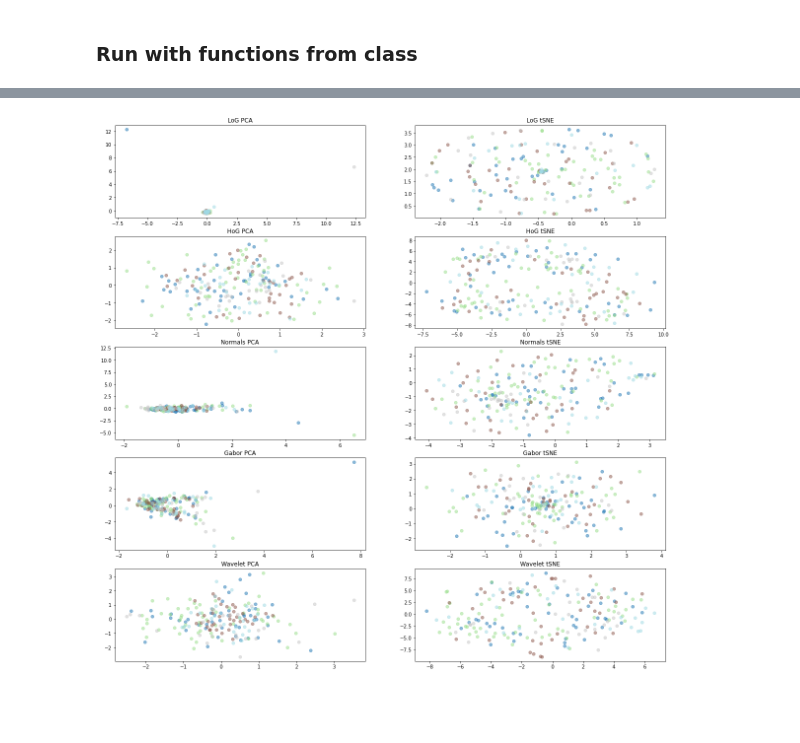
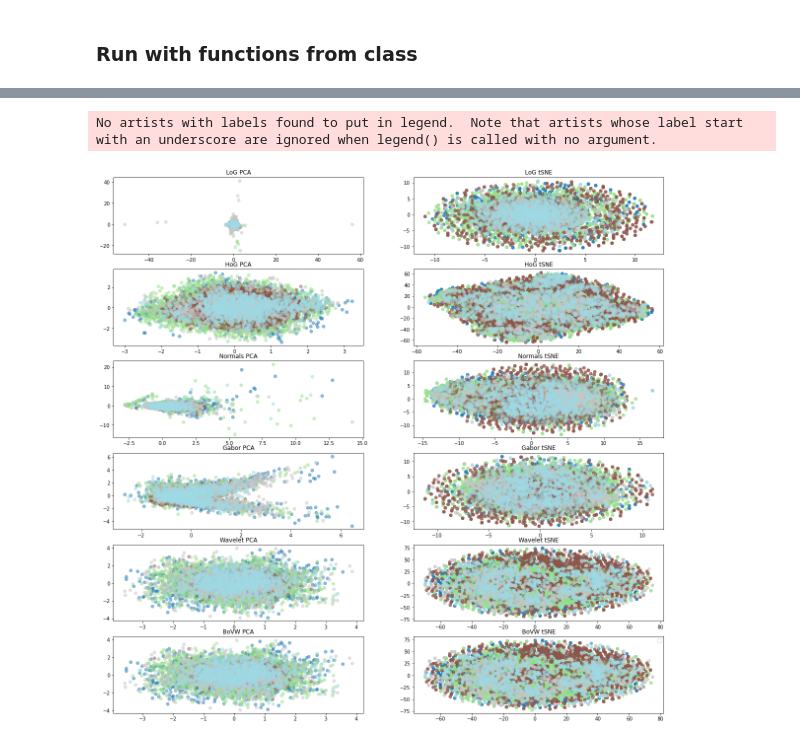
Before and after one commit to elliswmartin/fabric, a Jupyter notebook: pca.ipynb, the cells around one changed output, grey strips where cells are left out. Drawn from its saved outputs; the diff is of its cells as text; code cells hidden in the pictures; blank space fills up the shorter version.

```diff
--- a/pca.ipynb
+++ b/pca.ipynb
@@ -190,7 +252,8 @@ print(gabor_features.shape)
 # %%
 #Wavelet Features
 wavelet_features_list = []
-for image_array in in_imgs[:200]:
+for idx in random_indices:
+    image_array = in_imgs[idx]
     wavelet_feature = extract_wavelet_features(image_array, scalar=False)
     wavelet_features_list.append(wavelet_feature)
 wavelet_features = np.vstack(wavelet_features_list)
@@ -202,8 +265,9 @@ print(wavelet_features.shape)
 # %%
 #BoVW features
 bovw_features_list = []
-for image_array in in_imgs[:200]:
-    bovw_feature = extract_bovw_features(image_array, n_clusters=10,scalar=False)
+for idx in random_indices:
+    image_array = in_imgs[idx]
+    bovw_feature = extract_bovw_features(image_array, kmeans_fitted)
     bovw_features_list.append(bovw_feature)
 bovw_features = np.vstack(bovw_features_list)
 print(bovw_features.shape)
@@ -263,7 +331,7 @@ NameError: name 'bovw_features' is not defined
 # %%
 # dimensionality reduction
-X_log_pca, X_hog_pca, X_normals_pca, X_gabor_pca, X_wavelet_pca = get_PCA([log_features, hog_features, normals_features, gabor_features, wavelet_features], n_components=10)[-1]
-X_log_tsne, X_hog_tsne, X_normals_tsne, X_gabor_tsne, X_wavelet_tsne = get_tsne([log_features, hog_features, normals_features, gabor_features, wavelet_features], n_components=2)
+X_log_pca, X_hog_pca, X_normals_pca, X_gabor_pca, X_wavelet_pca, x_bovw_pca = get_PCA([log_features, hog_features, normals_features, gabor_features, wavelet_features, bovw_features], n_components=10)[-1]
+X_log_tsne, X_hog_tsne, X_normals_tsne, X_gabor_tsne, X_wavelet_tsne, X_bovw_tsne = get_tsne([log_features, hog_features, normals_features, gabor_features, wavelet_features, bovw_features], n_components=2)
 # %%
 def plot_classes(X, label, ax, title):
   label_encoder = LabelEncoder()
@@ -278,26 +346,34 @@ def plot_classes(X, label, ax, title):
     ax.scatter(X[y==k, 0], X[y==k, 1], alpha=0.5, facecolors=colorst[k])
 
   ax.set_title(title)
+# %%
+labels = []
+for idx in random_indices:
+    label = label_imgs[idx]
+    labels.append(label)
 # %%
 # plot results
-labels = label_imgs[:200]
-fig, ax = plt.subplots(nrows=5, ncols=2, figsize=(20,20))
+fig, ax = plt.subplots(nrows=6, ncols=2, figsize=(20,20))
 
 # y is the class labels (fabric=denim, wool, polyester, blended, )
 plot_classes( X_log_pca, labels, ax[0,0], title='LoG PCA')
 plot_classes(X_log_tsne, labels, ax[0,1], title='LoG tSNE')
 
 plot_classes( X_hog_pca, labels, ax[1,0], title='HoG PCA')
 plot_classes(X_hog_tsne, labels, ax[1,1], title='HoG tSNE')
 
 plot_classes( X_normals_pca, labels, ax[2,0], title='Normals PCA')
 plot_classes(X_normals_tsne, labels, ax[2,1], title='Normals tSNE')
 
 plot_classes( X_gabor_pca, labels, ax[3,0], title='Gabor PCA')
 plot_classes(X_gabor_tsne, labels, ax[3,1], title='Gabor tSNE')
 
 plot_classes( X_wavelet_pca, labels, ax[4,0], title='Wavelet PCA')
 plot_classes(X_wavelet_tsne, labels, ax[4,1], title='Wavelet tSNE')
+plot_classes( X_wavelet_pca, labels, ax[5,0], title='BoVW PCA')
+plot_classes(X_wavelet_tsne, labels, ax[5,1], title='BoVW tSNE')
+plt.legend()
 plt.show()
 # %% [output]
+No artists with labels found to put in legend.  Note that artists whose label start with an underscore are ignored when legend() is called with no argument.
-[figure, old version]
+[figure, new version]
```
Also changed, not shown: parts of 16 cells of this notebook, 3 other files.
